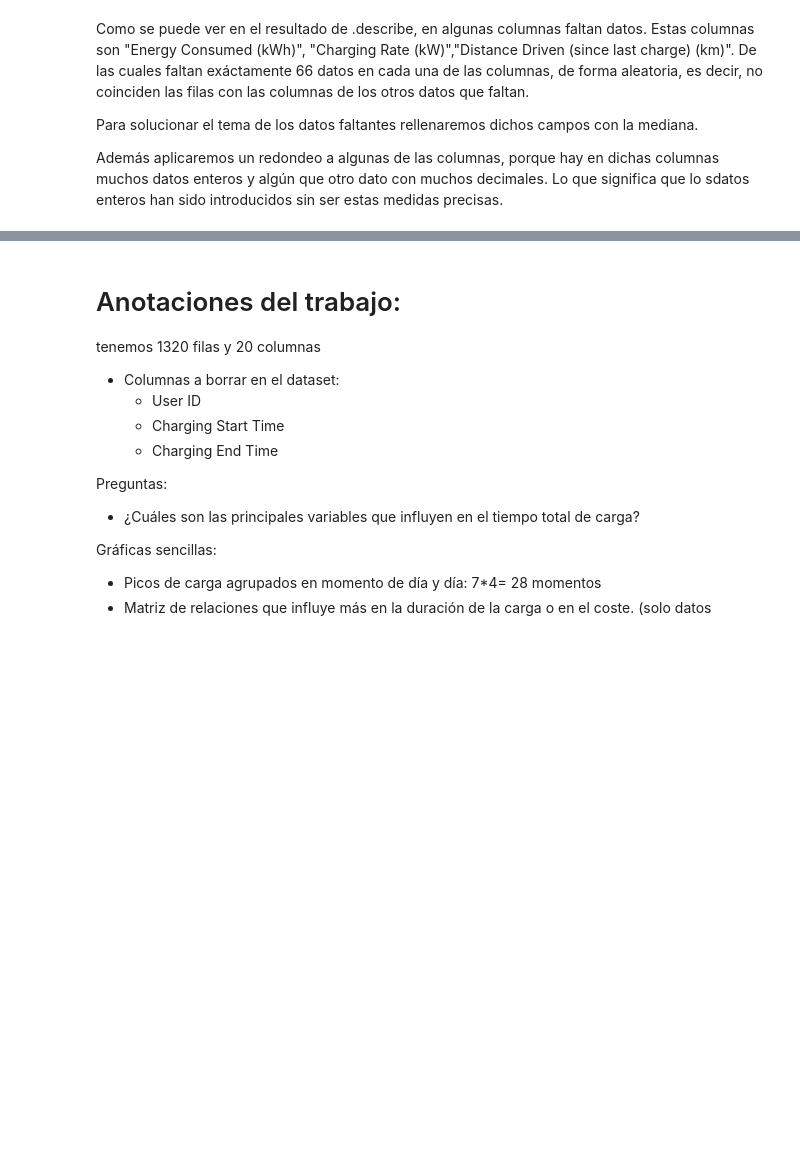
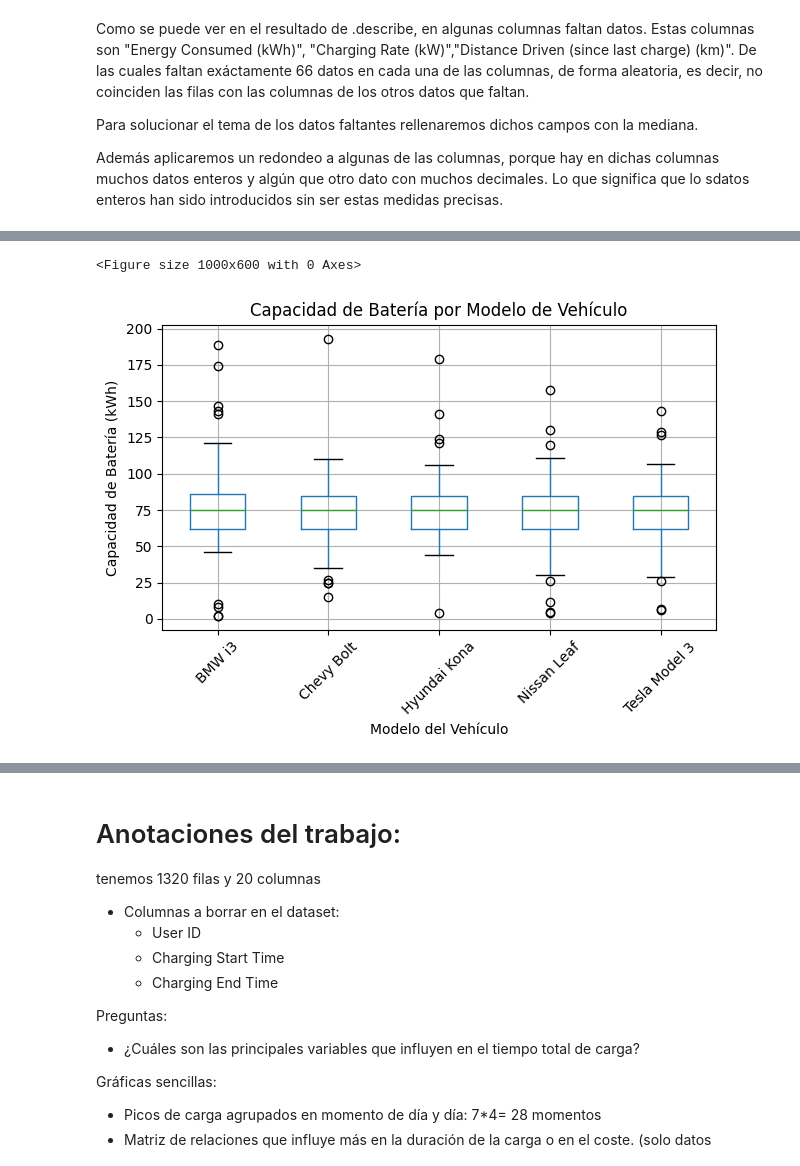
Before and after one commit to bermejo4/MachineLearning-MADI, a Jupyter notebook: DataScience/FinalProject_DS_Jaime.ipynb, the cells around one changed output, grey strips where cells are left out. Cells and saved outputs as stored; diff of their text form; code cells hidden in the pictures; blank space fills up the shorter version.

```diff
--- a/DataScience/FinalProject_DS_Jaime.ipynb
+++ b/DataScience/FinalProject_DS_Jaime.ipynb
@@ -185,0 +233,13 @@ raw_data
+# %%
+plt.figure(figsize=(10, 6))
+data_cleaned.boxplot(column='Battery Capacity (kWh)', by='Vehicle Model', grid=True)
+plt.title("Capacidad de Batería por Modelo de Vehículo")
+plt.suptitle("")  # Elimina el título automático de pandas
+plt.xlabel("Modelo del Vehículo")
+plt.ylabel("Capacidad de Batería (kWh)")
+plt.xticks(rotation=45)
+plt.tight_layout()
+plt.show()
+# %% [output]
+<Figure size 1000x600 with 0 Axes>
+[figure, added]
```
Also changed, not shown: parts of 7 cells of this notebook.
